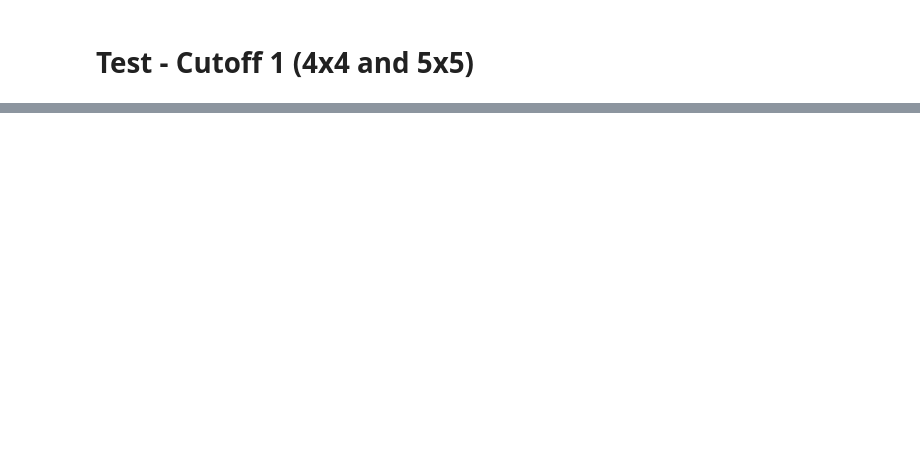
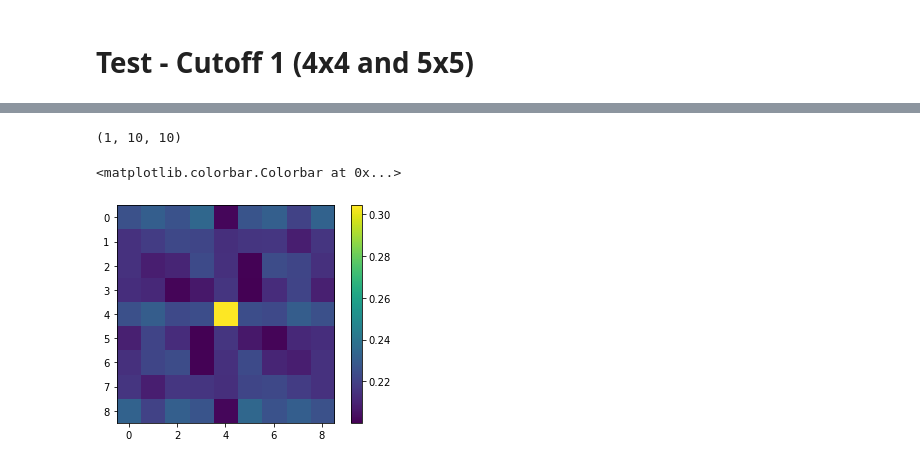
Before and after one commit to beyucel/pymks, a Jupyter notebook: notebooks/TestCases.ipynb, the cells around one changed output, grey strips where cells are left out. Drawn from its saved outputs; the diff is of its cells as text; code cells hidden in the pictures; blank space fills up the shorter version.

```diff
--- a/notebooks/TestCases.ipynb
+++ b/notebooks/TestCases.ipynb
@@ -56,0 +82,14 @@ import matplotlib.pyplot as plt
+# %%
+print(x_data.shape)
+conj=1-x_data
+arrays=[x_data,conj]
+data=np.stack(arrays,axis=3)
+stats=correlations_multiple(data,correlations=[[0,0]], cutoff=4)
+
+
+plt.imshow(stats[0,:,:,0])
+plt.colorbar()
+# %% [output]
+(1, 10, 10)
+<matplotlib.colorbar.Colorbar at 0x...>
+[figure, added]
```
Also changed, not shown: parts of 15 cells of this notebook, 1 other file.
